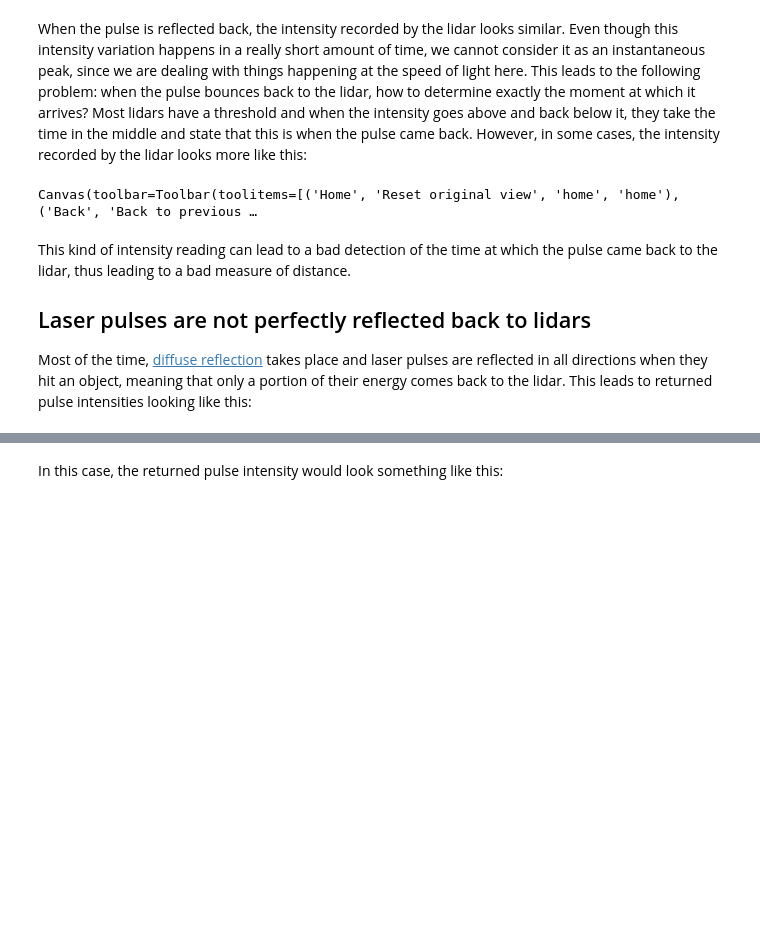
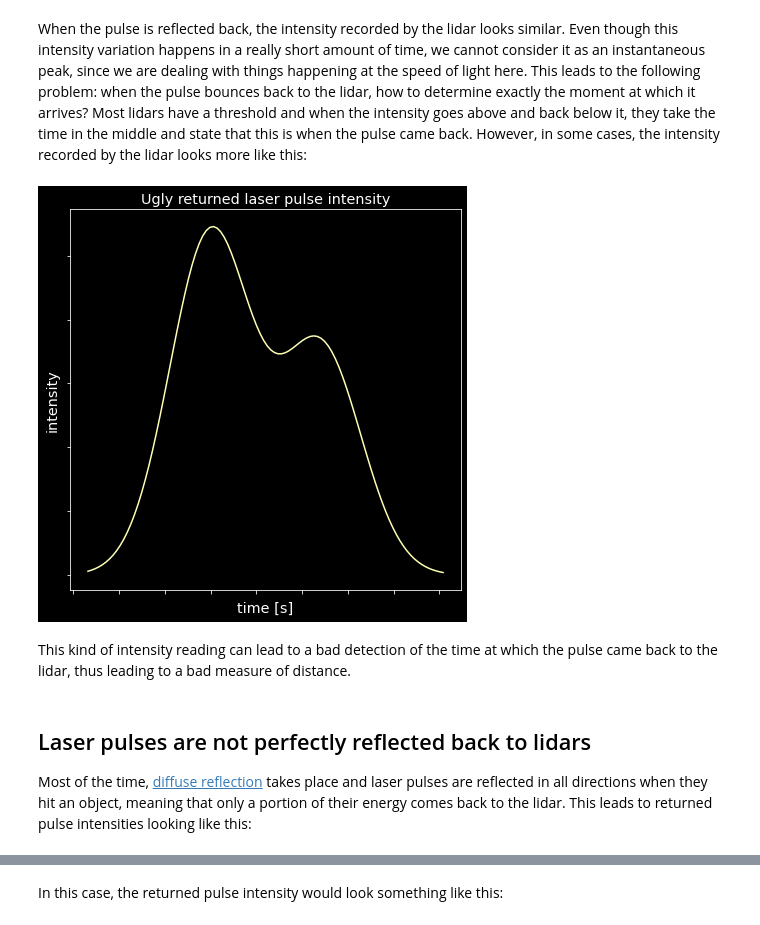
Before and after one commit to norlab-ulaval/percep3d_lessons, a Jupyter notebook: autonomous_vehicles/5-lesson_lidars.ipynb, the cells around one changed output, grey strips where cells are left out. Saved outputs shown, nothing was run; the diff lists cells and outputs as text; code cells hidden in the pictures; blank space fills up the shorter version.

```diff
--- a/autonomous_vehicles/5-lesson_lidars.ipynb
+++ b/autonomous_vehicles/5-lesson_lidars.ipynb
@@ -95,33 +99,33 @@ However, in some cases, the intensity recorded by the lidar looks more like this
 # %%
 if 'fig' in globals():
     plt.close(fig)
 
-fig = plt.figure(figsize=(5,5))
+fig = plt.figure(figsize=(7,7))
 
 #------------------------
 ax1 = fig.add_subplot(111)
 ax = ax1
 ax.set_title(r"Ugly returned laser pulse intensity")
 ax.set_xticklabels([])
 ax.set_yticklabels([])
 ax.set_xlabel('time [s]')
 ax.set_ylabel('intensity')
 
 mu_1 = 0
 variance_1 = 20
 sigma_1 = math.sqrt(variance_1)
 
 mu_2 = 12
 variance_2 = 20
 sigma_2 = math.sqrt(variance_2)
 
 x = np.linspace(mu_1 - 3*sigma_1, mu_2 + 3*sigma_2, 100)
-_ = ax.plot(x, 0.6*stats.norm.pdf(x, mu_1, sigma_1) + 0.4*stats.norm.pdf(x, mu_2, sigma_2))
+_ = ax.plot(x, 0.6*stats.norm.pdf(x, mu_1, sigma_1) + 0.4*stats.norm.pdf(x, mu_2, sigma_2), color="C1")
 # %% [output]
-Canvas(toolbar=Toolbar(toolitems=[('Home', 'Reset original view', 'home', 'home'), ('Back', 'Back to previous …
+[figure, added]
+# %% [markdown]
+This kind of intensity reading can lead to a bad detection of the time at which the pulse came back to the lidar, thus leading to a bad measure of distance.
 # %% [markdown]
-This kind of intensity reading can lead to a bad detection of the time at which the pulse came back to the lidar, thus leading to a bad measure of distance.
-
 ## Laser pulses are not perfectly reflected back to lidars
 Most of the time, [diffuse reflection](https://en.wikipedia.org/wiki/Diffuse_reflection) takes place and laser pulses are reflected in all directions when they hit an object, meaning that only a portion of their energy comes back to the lidar.
 This leads to returned pulse intensities looking like this:
```
Also changed, not shown: parts of 37 cells of this notebook, 4 other files.
